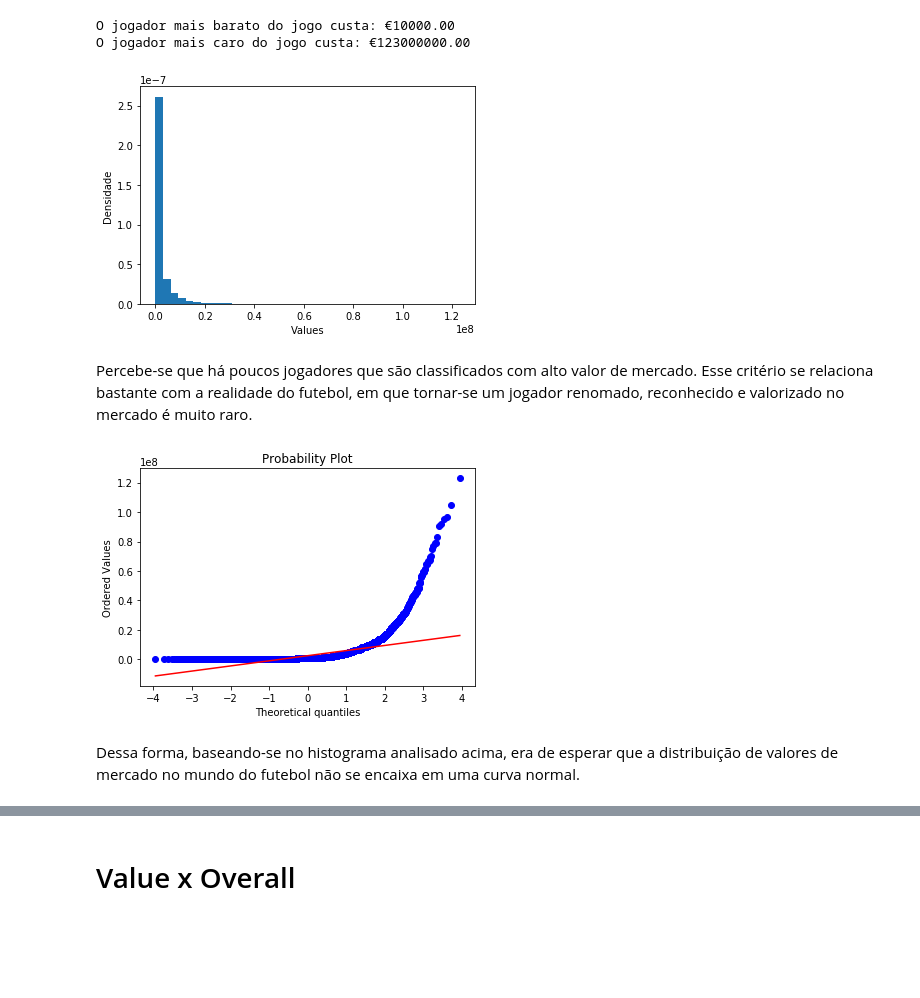
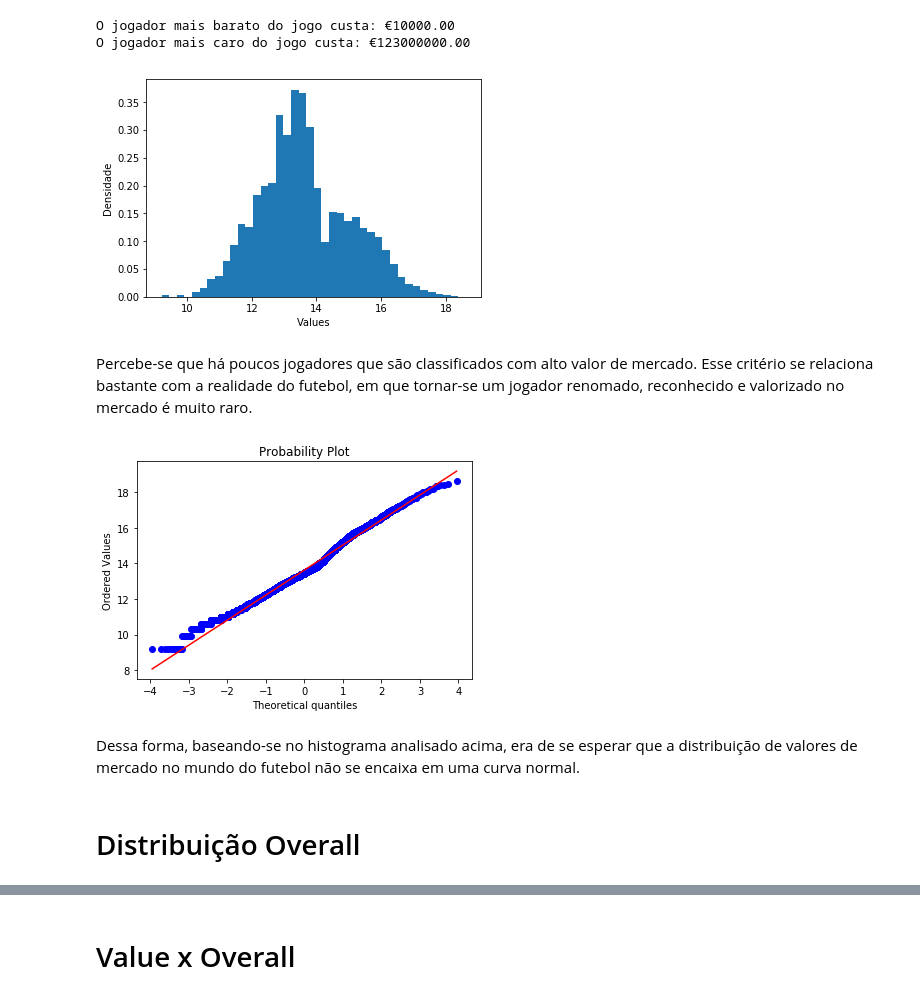
Before and after one commit to victorhabib/cdd-projeto-final, a Jupyter notebook: Projeto Final versao atualizada.ipynb, the cells around one changed output, grey strips where cells are left out. Cells and saved outputs as stored; diff of their text form; code cells hidden in the pictures; blank space fills up the shorter version.

```diff
--- a/Projeto Final versao atualizada.ipynb
+++ b/Projeto Final versao atualizada.ipynb
@@ -356,21 +361,23 @@ print('O jogador mais caro do jogo custa: €{:.2f}'.format(value_max))
 O jogador mais barato do jogo custa: €10000.00
 O jogador mais caro do jogo custa: €123000000.00
 # %%
-value = fifa.Value.dropna()
+value_limpo = fifa.Value.dropna()
 # %%
 values=[]
-for dados_value in value:
+for dados_value in value_limpo:
     values.append(dados_value)
-plt.hist(values, density=True, bins= 40);
+plt.hist(np.log(values), density=True, bins= 40);
 plt.ylabel('Densidade');
 plt.xlabel('Values');
 # %% [output]
-[figure, old version]
+[figure, new version]
 # %% [markdown]
 Percebe-se que há poucos jogadores que são classificados com alto valor de mercado. Esse critério se relaciona bastante com a realidade do futebol, em que tornar-se um jogador renomado, reconhecido e valorizado no mercado é muito raro.
 # %%
-stats.probplot(values, dist='norm', plot=plt);
+stats.probplot(np.log(values), dist='norm', plot=plt);
 # %% [output]
-[figure, old version]
+[figure, new version]
 # %% [markdown]
-Dessa forma, baseando-se no histograma analisado acima, era de esperar que a distribuição de valores de mercado no mundo do futebol não se encaixa em uma curva normal.
+Dessa forma, baseando-se no histograma analisado acima, era de se esperar que a distribuição de valores de mercado no mundo do futebol não se encaixa em uma curva normal.
+# %% [markdown]
+# Distribuição Overall
```
Also changed, not shown: parts of 51 cells of this notebook.
